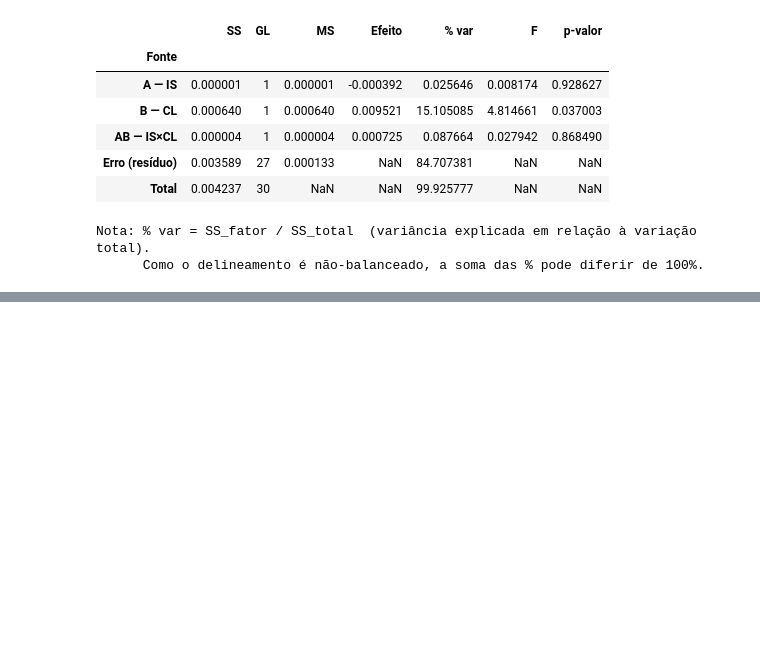
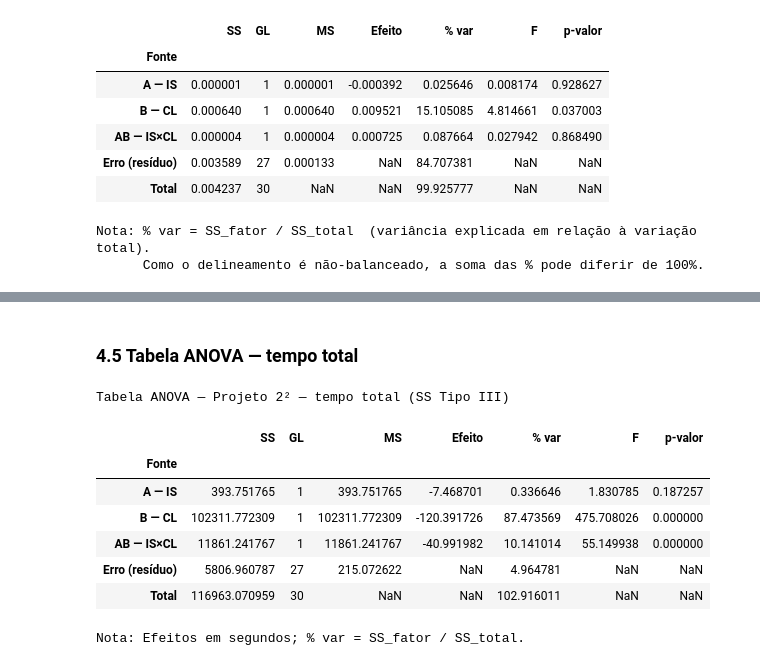
Before and after one commit to AntonioNvs/bio-is-curriculum, a Jupyter notebook: analysis.ipynb, the cells around one changed output, grey strips where cells are left out. Saved outputs shown, nothing was run; the diff lists cells and outputs as text; code cells hidden in the pictures; blank space fills up the shorter version.

```diff
--- a/analysis.ipynb
+++ b/analysis.ipynb
@@ -776,0 +943,64 @@ Nota: % var = SS_fator / SS_total  (variância explicada em relação à variaç
+# %% [markdown]
+### 4.5 Tabela ANOVA — tempo total
+# %%
+if cells_ok:
+    gl_t = n_t - 4
+    ms_e_t = tt_ss_res / gl_t
+
+    df_anova_time = pd.DataFrame([
+        {'Fonte':    'A — IS',
+         'SS':       tt_ss_A,
+         'GL':       1,
+         'MS':       tt_ss_A,
+         'Efeito':   tt_effect_A,
+         '% var':    tt_pct_A,
+         'F':        tt_ss_A / ms_e_t,
+         'p-valor':  1 - stats.f.cdf(tt_ss_A / ms_e_t, 1, gl_t)},
+        {'Fonte':    'B — CL',
+         'SS':       tt_ss_B,
+         'GL':       1,
+         'MS':       tt_ss_B,
+         'Efeito':   tt_effect_B,
+         '% var':    tt_pct_B,
+         'F':        tt_ss_B / ms_e_t,
+         'p-valor':  1 - stats.f.cdf(tt_ss_B / ms_e_t, 1, gl_t)},
+        {'Fonte':    'AB — IS×CL',
+         'SS':       tt_ss_AB,
+         'GL':       1,
+         'MS':       tt_ss_AB,
+         'Efeito':   tt_effect_AB,
+         '% var':    tt_pct_AB,
+         'F':        tt_ss_AB / ms_e_t,
+         'p-valor':  1 - stats.f.cdf(tt_ss_AB / ms_e_t, 1, gl_t)},
+        {'Fonte':    'Erro (resíduo)',
+         'SS':       tt_ss_res,
+         'GL':       gl_t,
+         'MS':       ms_e_t,
+         'Efeito':   np.nan,
+         '% var':    tt_pct_e,
+         'F':        np.nan,
+         'p-valor':  np.nan},
+        {'Fonte':    'Total',
+         'SS':       tt_ss_tot,
+         'GL':       n_t - 1,
+         'MS':       np.nan,
+         'Efeito':   np.nan,
+         '% var':    tt_pct_A + tt_pct_B + tt_pct_AB + tt_pct_e,
+         'F':        np.nan,
+         'p-valor':  np.nan},
+    ]).set_index('Fonte')
+
+    print('Tabela ANOVA — Projeto 2² — tempo total (SS Tipo III)\n')
+    display(df_anova_time.round(6))
+
+    print('\nNota: Efeitos em segundos; % var = SS_fator / SS_total.')
+# %% [output]
+Tabela ANOVA — Projeto 2² — tempo total (SS Tipo III)
+|  | SS | GL | MS | Efeito | % var | F | p-valor |
+| Fonte |  |  |  |  |  |  |  |
+| A — IS | 393.751765 | 1 | 393.751765 | -7.468701 | 0.336646 | 1.830785 | 0.187257 |
+| B — CL | 102311.772309 | 1 | 102311.772309 | -120.391726 | 87.473569 | 475.708026 | 0.000000 |
+| AB — IS×CL | 11861.241767 | 1 | 11861.241767 | -40.991982 | 10.141014 | 55.149938 | 0.000000 |
+| Erro (resíduo) | 5806.960787 | 27 | 215.072622 | NaN | 4.964781 | NaN | NaN |
+| Total | 116963.070959 | 30 | NaN | NaN | 102.916011 | NaN | NaN |
+Nota: Efeitos em segundos; % var = SS_fator / SS_total.
```
Also changed, not shown: parts of 7 cells of this notebook.
